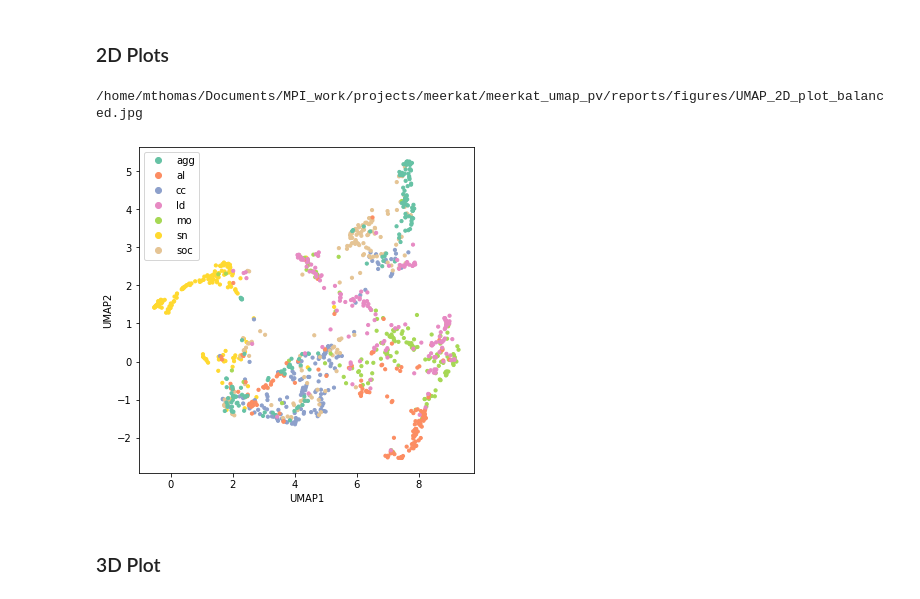
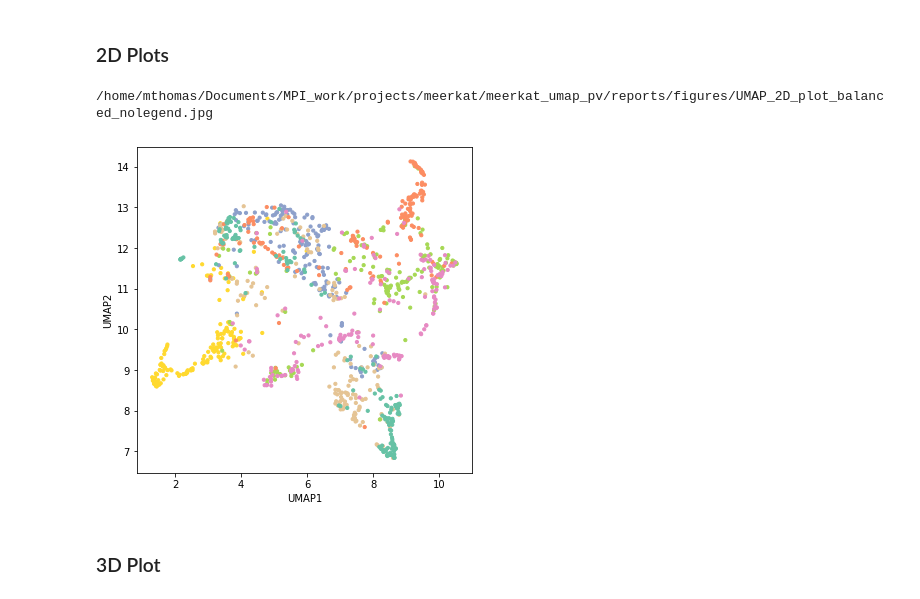
Before and after one commit to marathomas/meerkat_umap, a Jupyter notebook: notebooks/02_meerkat_UMAP_basic.ipynb, the cells around one changed output. Saved outputs shown, nothing was run; the diff lists cells and outputs as text; code cells hidden in the pictures.

```diff
--- a/notebooks/02_meerkat_UMAP_basic.ipynb
+++ b/notebooks/02_meerkat_UMAP_basic.ipynb
@@ -50,8 +51,8 @@ spec_df.shape
 # %% [markdown]
 ### Choose feature
 # %%
-#specs = spec_df.spectrograms.copy()
-specs = spec_df.denoised_spectrograms.copy()
+specs = spec_df.spectrograms.copy()
+
 # normalize feature
 specs = [calc_zscore(x) for x in specs]
 
@@ -67,3 +81,3 @@ data.shape
 # %%
-reducer = umap.UMAP(n_components = 3, min_dist = 0, metric='euclidean', random_state=2204)
-embedding = reducer.fit_transform(data)
+reducer2D = umap.UMAP(n_components = 2, min_dist = 0, random_state=2204)
+embedding2D = reducer2D.fit_transform(data)
@@ -86,12 +89,12 @@ pal="Set2"
 # %% [markdown]
 ### 2D Plots
 # %%
-outname = os.path.join(os.path.sep, FIGURES, 'UMAP_2D_plot_'+dftype+'.jpg')
+outname = os.path.join(os.path.sep, FIGURES, 'UMAP_2D_plot_'+dftype+'_nolegend.jpg')
 print(outname)
-umap_2Dplot(embedding2D[:,0], embedding2D[:,1], labels, pal, outname=outname)
+umap_2Dplot(embedding2D[:,0], embedding2D[:,1], labels, pal, outname=outname, showlegend=False)
 # %% [output]
-/home/mthomas/Documents/MPI_work/projects/meerkat/meerkat_umap_pv/reports/figures/UMAP_2D_plot_balanced.jpg
+/home/mthomas/Documents/MPI_work/projects/meerkat/meerkat_umap_pv/reports/figures/UMAP_2D_plot_balanced_nolegend.jpg
-[figure, old version]
+[figure, new version]
 # %% [markdown]
 ### 3D Plot
 # %% [markdown]
```
Also changed, not shown: parts of 29 cells of this notebook, 6 other files.
